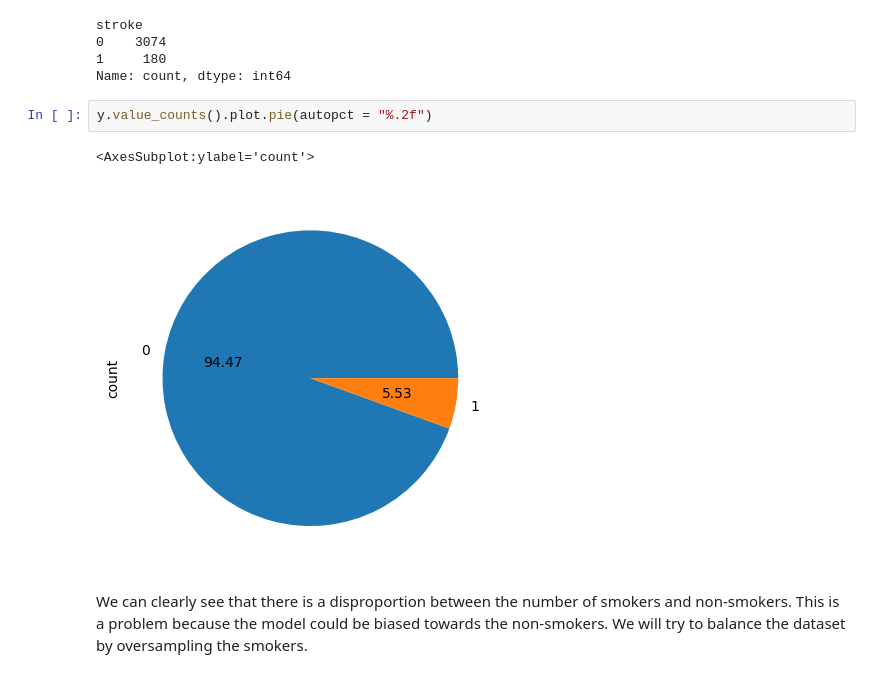
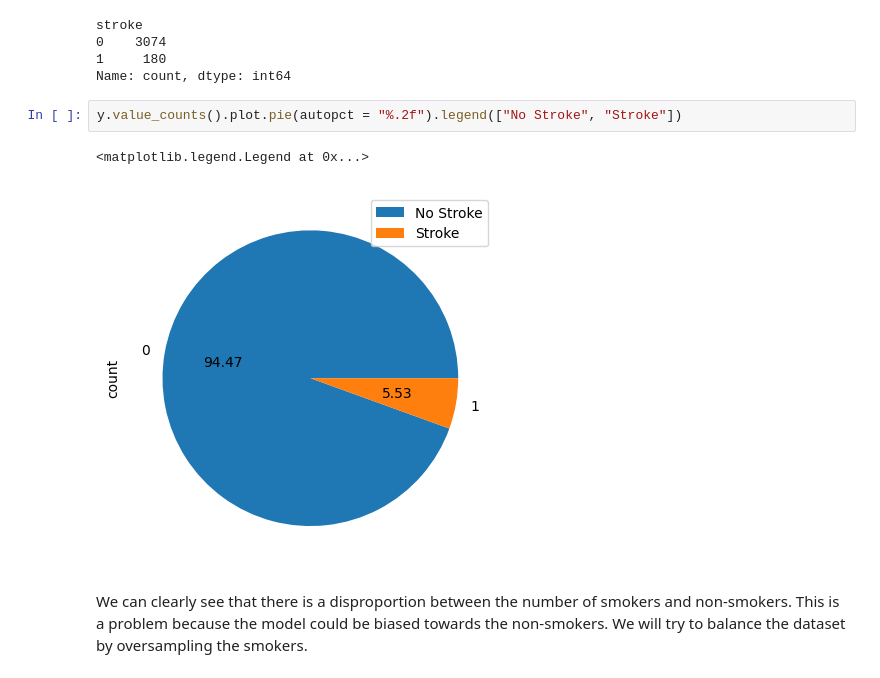
Before and after one commit to AlbertoEusebio/Brain-Stroke-Prediction, a Jupyter notebook: NAML_project_paper_replica.ipynb, the cells around one changed output. Drawn from its saved outputs; the diff is of its cells as text.

```diff
--- a/NAML_project_paper_replica.ipynb
+++ b/NAML_project_paper_replica.ipynb
@@ -342,10 +375,10 @@ stroke
 1     180
 Name: count, dtype: int64
 # %%
-y.value_counts().plot.pie(autopct = "%.2f")
+y.value_counts().plot.pie(autopct = "%.2f").legend(["No Stroke", "Stroke"])
 # %% [output]
-<AxesSubplot:ylabel='count'>
+<matplotlib.legend.Legend at 0x...>
-[figure, old version]
+[figure, new version]
 # %% [markdown]
 We can clearly see that there is a disproportion between the number of smokers and non-smokers. This is a problem because the model could be biased towards the non-smokers. We will try to balance the dataset by oversampling the smokers.
 # %%
```
Also changed, not shown: parts of 42 cells of this notebook, 22 other files.
